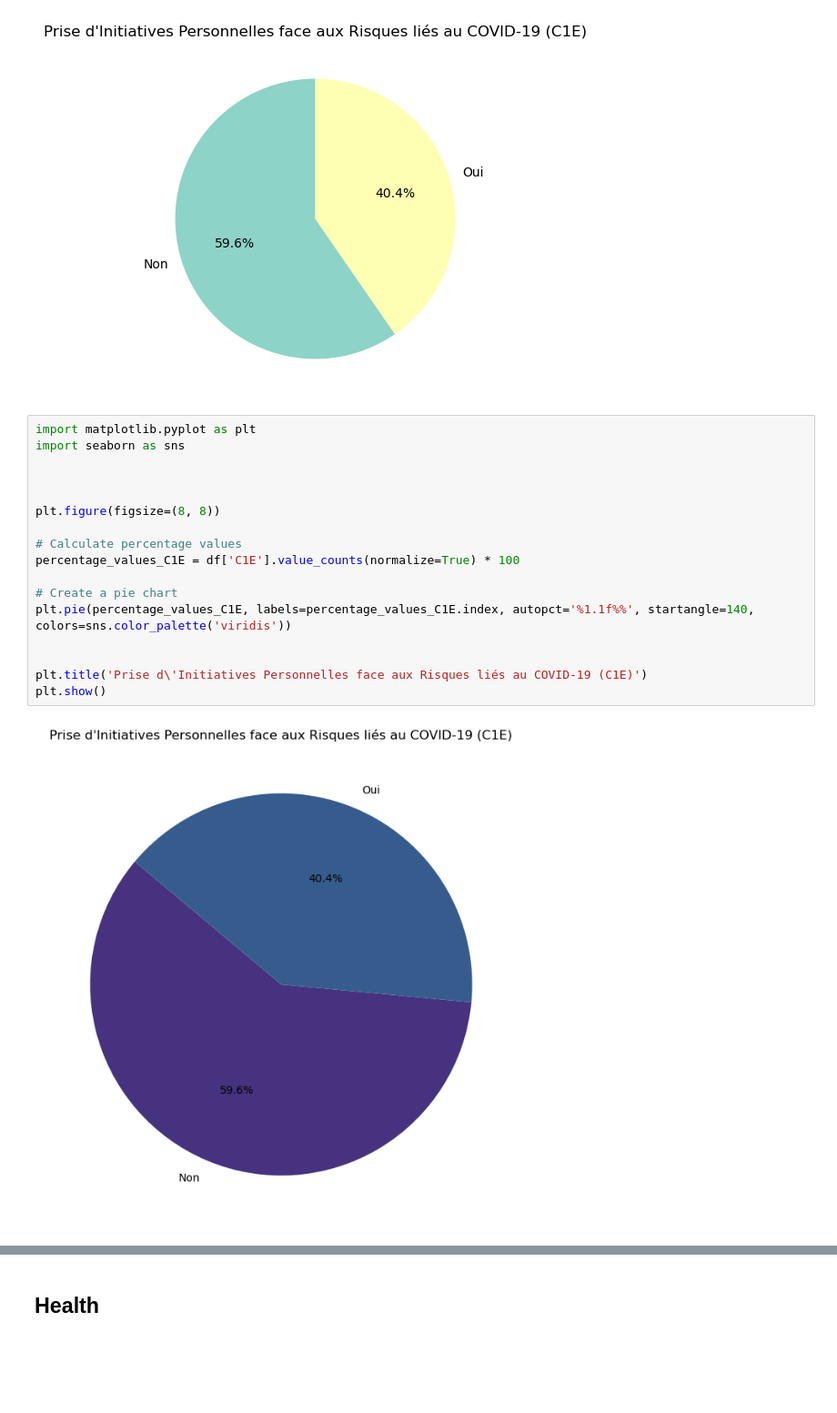
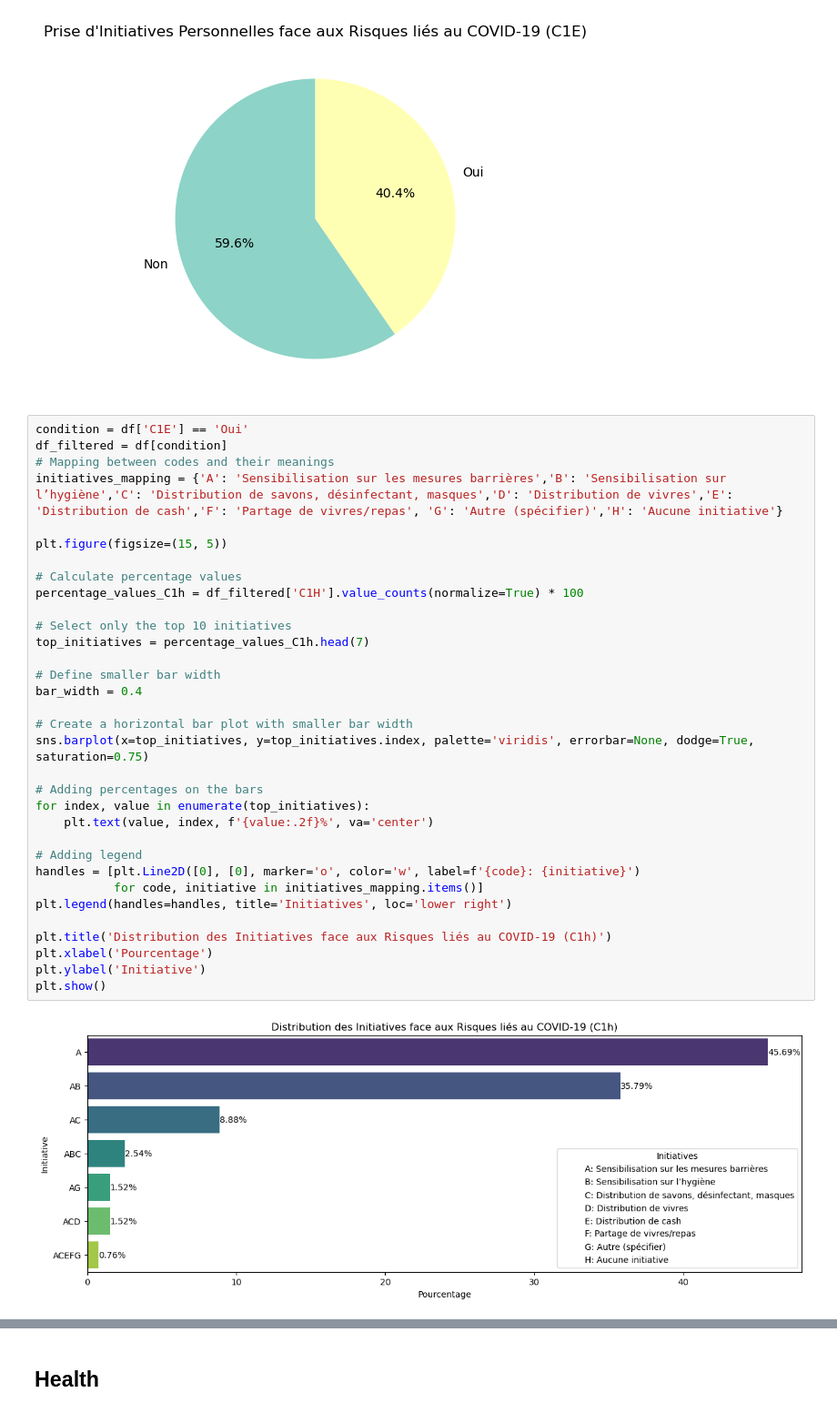
Before and after one commit to Abmstpha/Covid_Mauritania, a Jupyter notebook: Covid.ipynb, the cells around one changed output, grey strips where cells are left out. Shown at 91% size. Saved outputs shown, nothing was run; the diff lists cells and outputs as text; blank space fills up the shorter version.

```diff
--- a/Covid.ipynb
+++ b/Covid.ipynb
@@ -407,22 +398,38 @@ plt.title('Prise d\'Initiatives Personnelles face aux Risques liés au COVID-19
 plt.show()
 # %% [output]
 [figure]
-# %%
-import matplotlib.pyplot as plt
-import seaborn as sns
-
-
-
-plt.figure(figsize=(8, 8))
-
-# Calculate percentage values
-percentage_values_C1E = df['C1E'].value_counts(normalize=True) * 100
-
-# Create a pie chart
-plt.pie(percentage_values_C1E, labels=percentage_values_C1E.index, autopct='%1.1f%%', startangle=140, colors=sns.color_palette('viridis'))
-
-
-plt.title('Prise d\'Initiatives Personnelles face aux Risques liés au COVID-19 (C1E)')
-plt.show()
-# %% [output]
-[figure, removed]
+# %%
+condition = df['C1E'] == 'Oui'
+df_filtered = df[condition]
+# Mapping between codes and their meanings
+initiatives_mapping = {'A': 'Sensibilisation sur les mesures barrières','B': 'Sensibilisation sur l’hygiène','C': 'Distribution de savons, désinfectant, masques','D': 'Distribution de vivres','E': 'Distribution de cash','F': 'Partage de vivres/repas', 'G': 'Autre (spécifier)','H': 'Aucune initiative'}
+
+plt.figure(figsize=(15, 5))
+
+# Calculate percentage values
+percentage_values_C1h = df_filtered['C1H'].value_counts(normalize=True) * 100
+
+# Select only the top 10 initiatives
+top_initiatives = percentage_values_C1h.head(7)
+
+# Define smaller bar width
+bar_width = 0.4
+
+# Create a horizontal bar plot with smaller bar width
+sns.barplot(x=top_initiatives, y=top_initiatives.index, palette='viridis', errorbar=None, dodge=True, saturation=0.75)
+
+# Adding percentages on the bars
+for index, value in enumerate(top_initiatives):
+    plt.text(value, index, f'{value:.2f}%', va='center')
+
+# Adding legend
+handles = [plt.Line2D([0], [0], marker='o', color='w', label=f'{code}: {initiative}')
+           for code, initiative in initiatives_mapping.items()]
+plt.legend(handles=handles, title='Initiatives', loc='lower right')
+
+plt.title('Distribution des Initiatives face aux Risques liés au COVID-19 (C1h)')
+plt.xlabel('Pourcentage')
+plt.ylabel('Initiative')
+plt.show()
+# %% [output]
+[figure, added]
```
Also changed, not shown: parts of 25 cells of this notebook.
